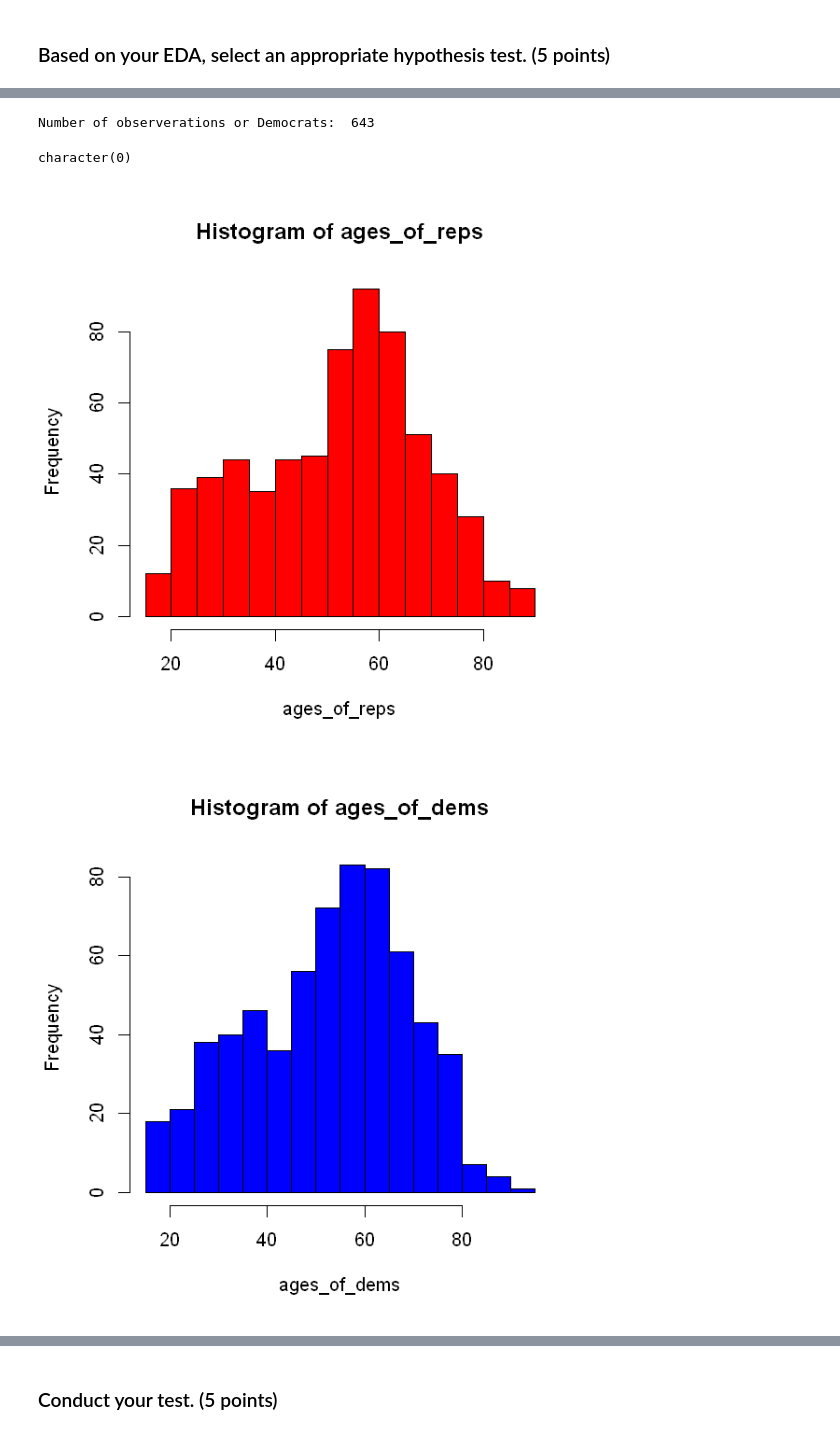
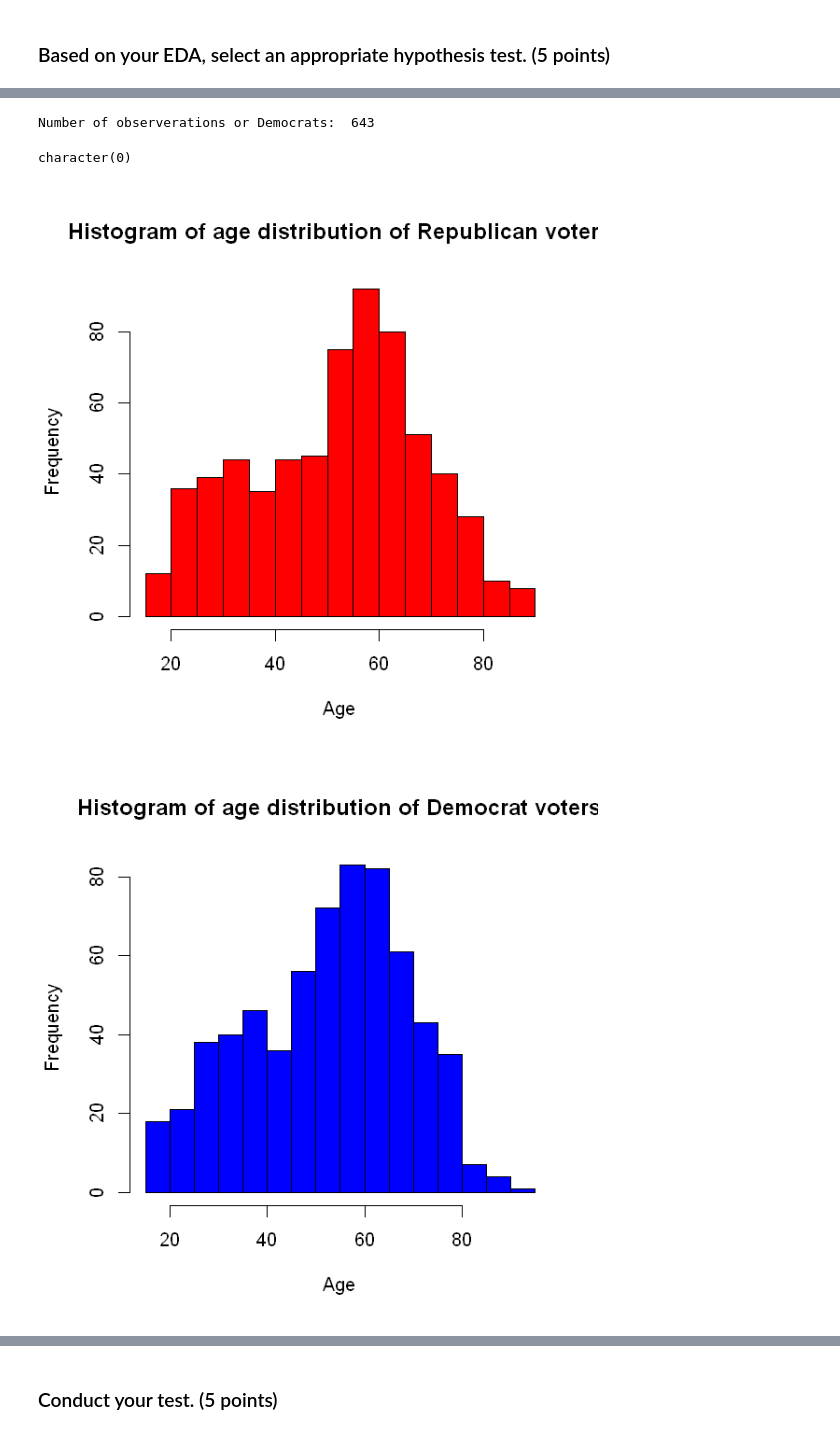
Before and after one commit to abhisha1991/w203_lab2, a Jupyter notebook: Lab2_w203_output.ipynb, the cells around one changed output, grey strips where cells are left out. Cells and saved outputs as stored; diff of their text form; code cells hidden in the pictures.

```diff
--- a/Lab2_w203_output.ipynb
+++ b/Lab2_w203_output.ipynb
@@ -585,18 +555,18 @@ character(0)
 # %%
 all_honest_reps = rbind(data[data$pid1r==1 & data$honest==5,], data[data$pid1d==2 & data$honest==5,])
 all_honest_dems = rbind(data[data$pid1r==2 & data$honest==5,], data[data$pid1d==1 & data$honest==5,])
 paste(cat("Number of observerations or Republicans: ", nrow(all_honest_reps)))
 paste(cat("Number of observerations or Democrats: ", nrow(all_honest_dems)))
 
 
 ages_of_reps = 2018-all_honest_reps[,c('birthyr')]
 ages_of_dems = 2018-all_honest_dems[,c('birthyr')]
-hist(ages_of_reps, col="red")
-hist(ages_of_dems, col="blue")
+hist(ages_of_reps, main = "Histogram of age distribution of Republican voters", xlab = "Age", col="red")
+hist(ages_of_dems, main = "Histogram of age distribution of Democrat voters", xlab = "Age", col="blue")
 # %% [output]
 Number of observerations or Republicans:  639
 character(0)
 Number of observerations or Democrats:  643
 character(0)
-[figure, old version]
+[figure, new version]
-[figure, old version]
+[figure, new version]
```
Also changed, not shown: parts of 27 cells of this notebook, 1 other file.
